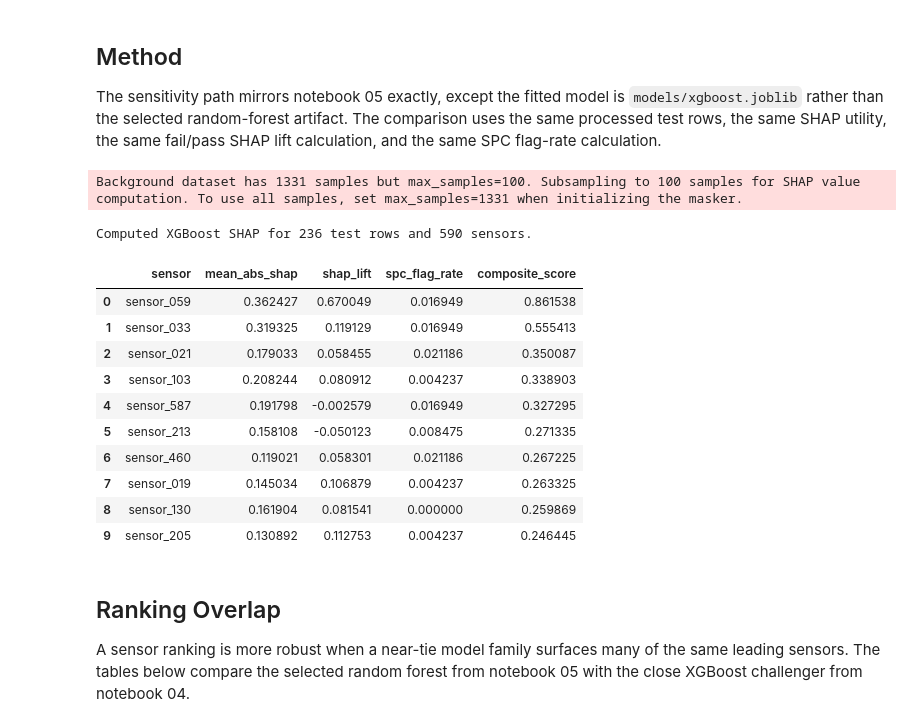
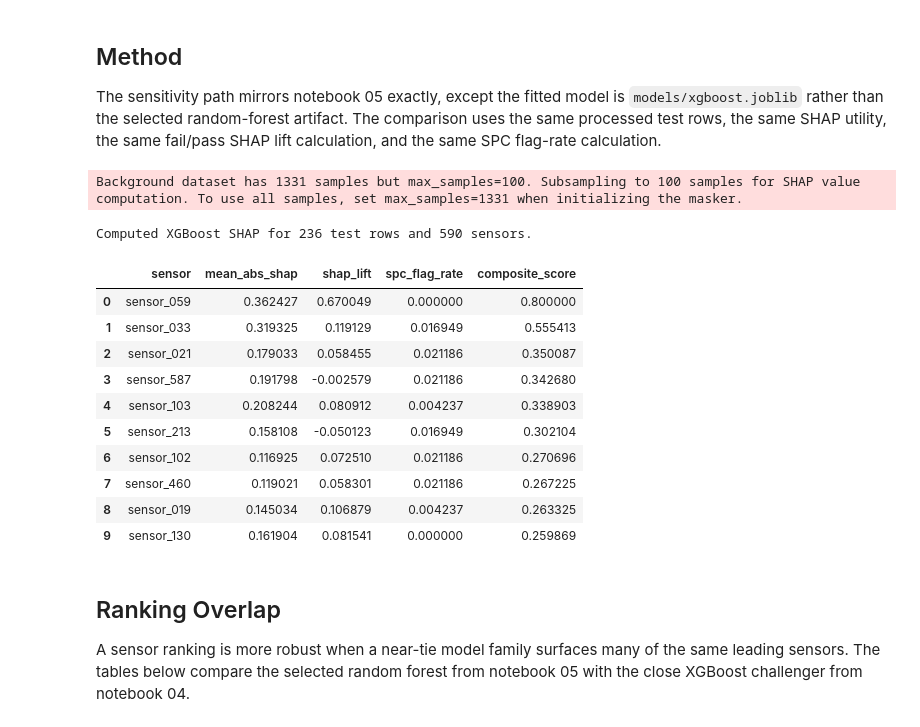
Before and after one commit to virgil-castillo/semiconductor-yield-root-cause, a Jupyter notebook: notebooks/05_2_xgboost_root_cause_sensitivity.ipynb, the cells around one changed output. Saved outputs shown, nothing was run; the diff lists cells and outputs as text; code cells hidden in the pictures.

```diff
--- a/notebooks/05_2_xgboost_root_cause_sensitivity.ipynb
+++ b/notebooks/05_2_xgboost_root_cause_sensitivity.ipynb
@@ -64,26 +64,29 @@ The sensitivity path mirrors notebook 05 exactly, except the fitted model is `mo
 # %%
 xgb_explanations = compute_shap_values(xgb_pipeline, X_train, X_test)
 xgb_global = global_feature_importance(xgb_explanations)
 xgb_lift = fail_shap_lift(xgb_explanations, y_test)
-flag_rates = spc_flag_rate(test, sensor_cols)
+# SPC limits come from the stable training pass population (label == 0) so a
+# broad test-batch excursion cannot self-normalise its own flag rate.
+train_pass = train[train["label"] == 0]
+flag_rates = spc_flag_rate(test, sensor_cols, reference=train_pass)
 xgb_candidates = rank_root_cause_candidates(xgb_global, xgb_lift, flag_rates)
 
 print(f"Computed XGBoost SHAP for {len(X_test):,} test rows and {len(sensor_cols):,} sensors.")
 xgb_candidates.head(10)
 # %% [output]
 Background dataset has 1331 samples but max_samples=100. Subsampling to 100 samples for SHAP value computation. To use all samples, set max_samples=1331 when initializing the masker.
 Computed XGBoost SHAP for 236 test rows and 590 sensors.
 |  | sensor | mean_abs_shap | shap_lift | spc_flag_rate | composite_score |
-| 0 | sensor_059 | 0.362427 | 0.670049 | 0.016949 | 0.861538 |
+| 0 | sensor_059 | 0.362427 | 0.670049 | 0.000000 | 0.800000 |
 | 1 | sensor_033 | 0.319325 | 0.119129 | 0.016949 | 0.555413 |
 | 2 | sensor_021 | 0.179033 | 0.058455 | 0.021186 | 0.350087 |
-| 3 | sensor_103 | 0.208244 | 0.080912 | 0.004237 | 0.338903 |
-| 4 | sensor_587 | 0.191798 | -0.002579 | 0.016949 | 0.327295 |
-| 5 | sensor_213 | 0.158108 | -0.050123 | 0.008475 | 0.271335 |
-| 6 | sensor_460 | 0.119021 | 0.058301 | 0.021186 | 0.267225 |
-| 7 | sensor_019 | 0.145034 | 0.106879 | 0.004237 | 0.263325 |
-| 8 | sensor_130 | 0.161904 | 0.081541 | 0.000000 | 0.259869 |
-| 9 | sensor_205 | 0.130892 | 0.112753 | 0.004237 | 0.246445 |
+| 3 | sensor_587 | 0.191798 | -0.002579 | 0.021186 | 0.342680 |
+| 4 | sensor_103 | 0.208244 | 0.080912 | 0.004237 | 0.338903 |
+| 5 | sensor_213 | 0.158108 | -0.050123 | 0.016949 | 0.302104 |
+| 6 | sensor_102 | 0.116925 | 0.072510 | 0.021186 | 0.270696 |
+| 7 | sensor_460 | 0.119021 | 0.058301 | 0.021186 | 0.267225 |
+| 8 | sensor_019 | 0.145034 | 0.106879 | 0.004237 | 0.263325 |
+| 9 | sensor_130 | 0.161904 | 0.081541 | 0.000000 | 0.259869 |
 # %% [markdown]
 ## Ranking Overlap
 
```
Also changed, not shown: parts of 3 cells of this notebook, 7 other files.
